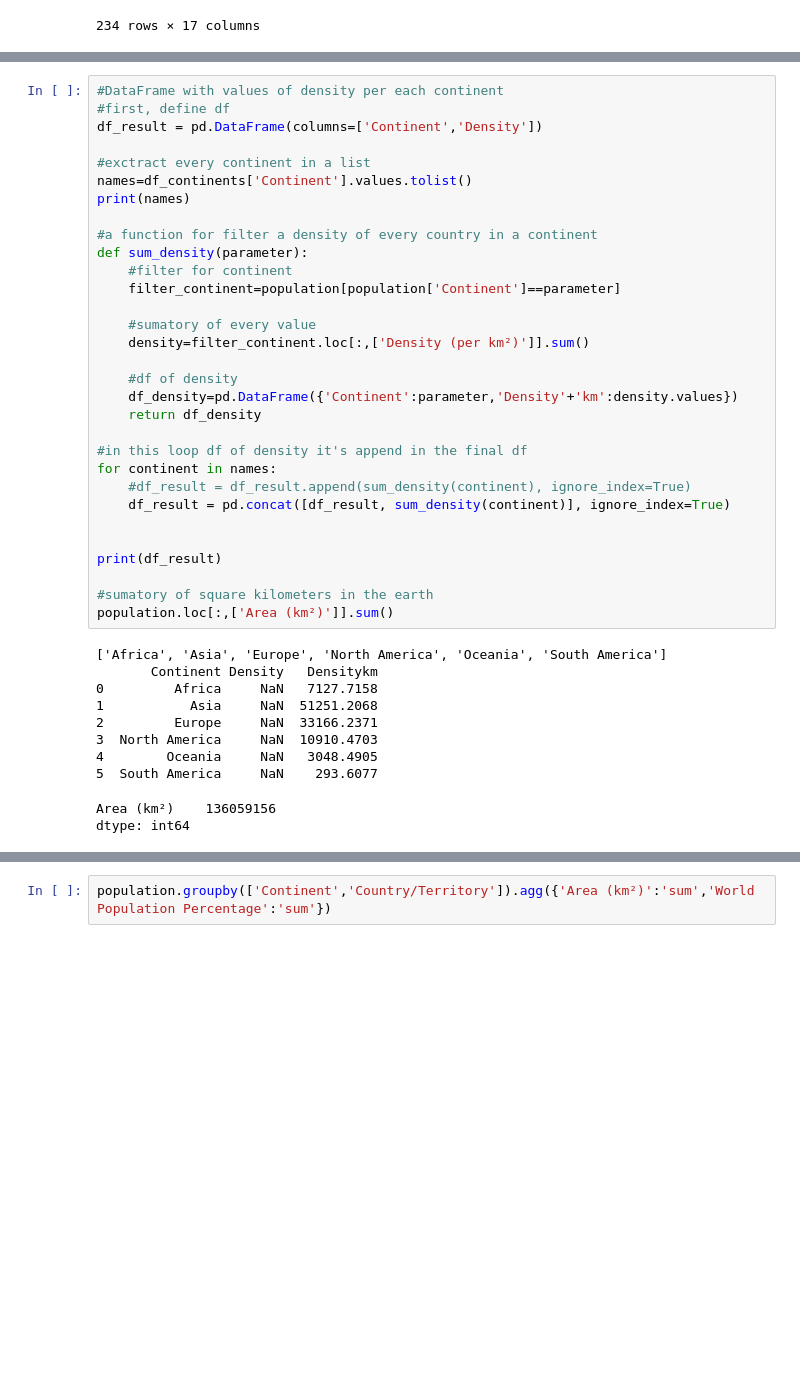
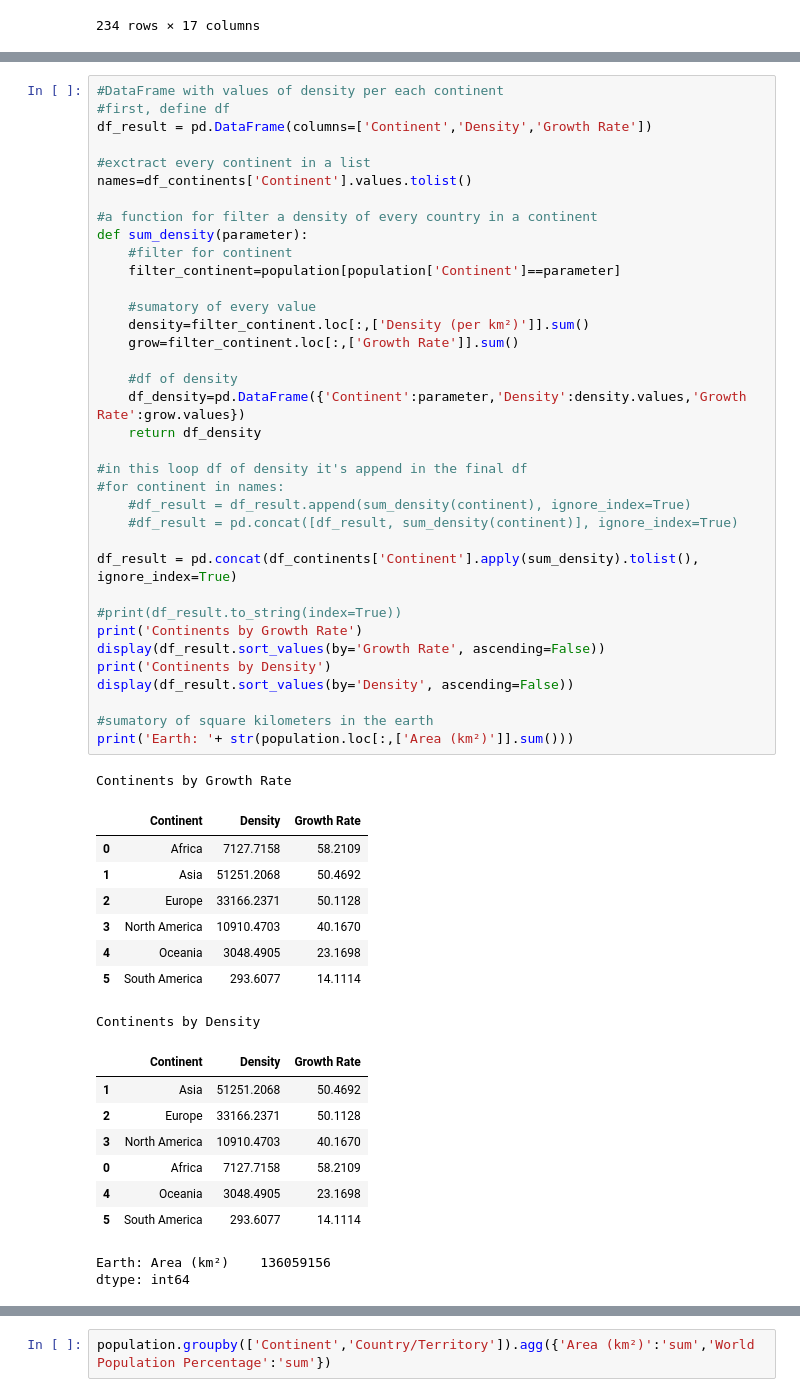
Before and after one commit to PablomxH/Population-Data-Analysis-Using-Python, a Jupyter notebook: analysis.ipynb, the cells around one changed output, grey strips where cells are left out. Cells and saved outputs as stored; diff of their text form; blank space fills up the shorter version.

```diff
--- a/analysis.ipynb
+++ b/analysis.ipynb
@@ -87,43 +98,56 @@ print(df_continents)
 # %%
 #DataFrame with values of density per each continent
 #first, define df
-df_result = pd.DataFrame(columns=['Continent','Density'])
+df_result = pd.DataFrame(columns=['Continent','Density','Growth Rate'])
 
 #exctract every continent in a list
 names=df_continents['Continent'].values.tolist()
-print(names)
 
 #a function for filter a density of every country in a continent
 def sum_density(parameter):
     #filter for continent
     filter_continent=population[population['Continent']==parameter]
 
     #sumatory of every value
     density=filter_continent.loc[:,['Density (per km²)']].sum()
+    grow=filter_continent.loc[:,['Growth Rate']].sum()
 
     #df of density
-    df_density=pd.DataFrame({'Continent':parameter,'Density'+'km':density.values})
+    df_density=pd.DataFrame({'Continent':parameter,'Density':density.values,'Growth Rate':grow.values})
     return df_density
 
 #in this loop df of density it's append in the final df
-for continent in names:
+#for continent in names:
     #df_result = df_result.append(sum_density(continent), ignore_index=True)
-    df_result = pd.concat([df_result, sum_density(continent)], ignore_index=True)
+    #df_result = pd.concat([df_result, sum_density(continent)], ignore_index=True)
 
+df_result = pd.concat(df_continents['Continent'].apply(sum_density).tolist(), ignore_index=True)
 
-print(df_result)
+#print(df_result.to_string(index=True))
+print('Continents by Growth Rate')
+display(df_result.sort_values(by='Growth Rate', ascending=False))
+print('Continents by Density')
+display(df_result.sort_values(by='Density', ascending=False))
 
 #sumatory of square kilometers in the earth
-population.loc[:,['Area (km²)']].sum()
+print('Earth: '+ str(population.loc[:,['Area (km²)']].sum()))
 # %% [output]
-['Africa', 'Asia', 'Europe', 'North America', 'Oceania', 'South America']
-       Continent Density   Densitykm
-0         Africa     NaN   7127.7158
-1           Asia     NaN  51251.2068
-2         Europe     NaN  33166.2371
-3  North America     NaN  10910.4703
-4        Oceania     NaN   3048.4905
-5  South America     NaN    293.6077
+Continents by Growth Rate
+|  | Continent | Density | Growth Rate |
+| 0 | Africa | 7127.7158 | 58.2109 |
+| 1 | Asia | 51251.2068 | 50.4692 |
+| 2 | Europe | 33166.2371 | 50.1128 |
+| 3 | North America | 10910.4703 | 40.1670 |
+| 4 | Oceania | 3048.4905 | 23.1698 |
+| 5 | South America | 293.6077 | 14.1114 |
-Area (km²)    136059156
-dtype: int64
+Continents by Density
+|  | Continent | Density | Growth Rate |
+| 1 | Asia | 51251.2068 | 50.4692 |
+| 2 | Europe | 33166.2371 | 50.1128 |
+| 3 | North America | 10910.4703 | 40.1670 |
+| 0 | Africa | 7127.7158 | 58.2109 |
+| 4 | Oceania | 3048.4905 | 23.1698 |
+| 5 | South America | 293.6077 | 14.1114 |
+Earth: Area (km²)    136059156
+dtype: int64
 # %% [markdown]
```
Also changed, not shown: parts of 7 cells of this notebook.
